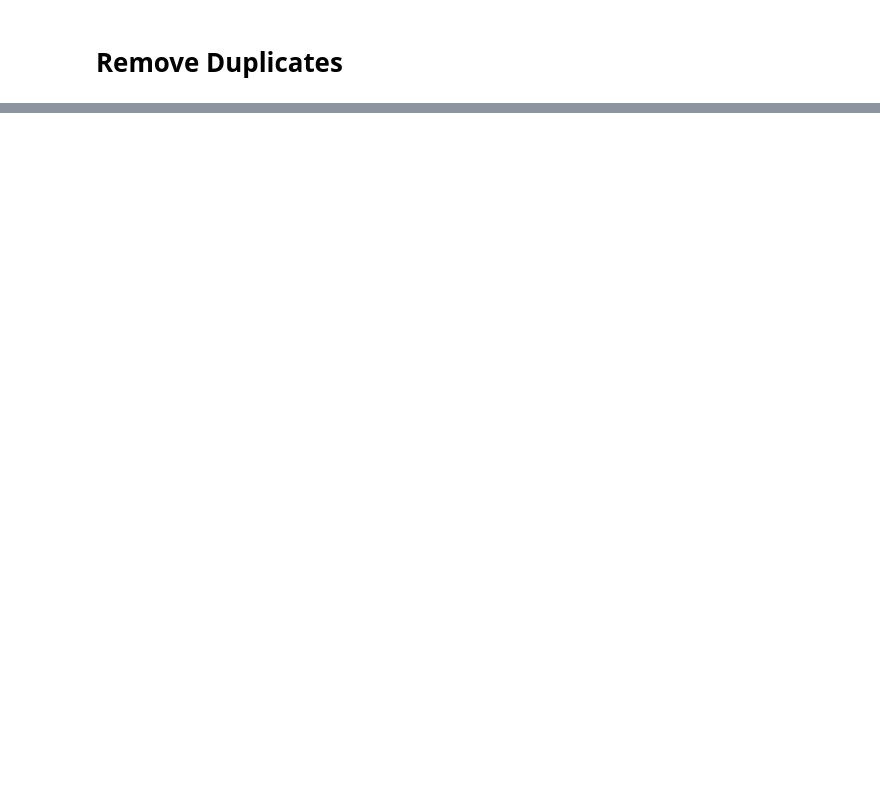
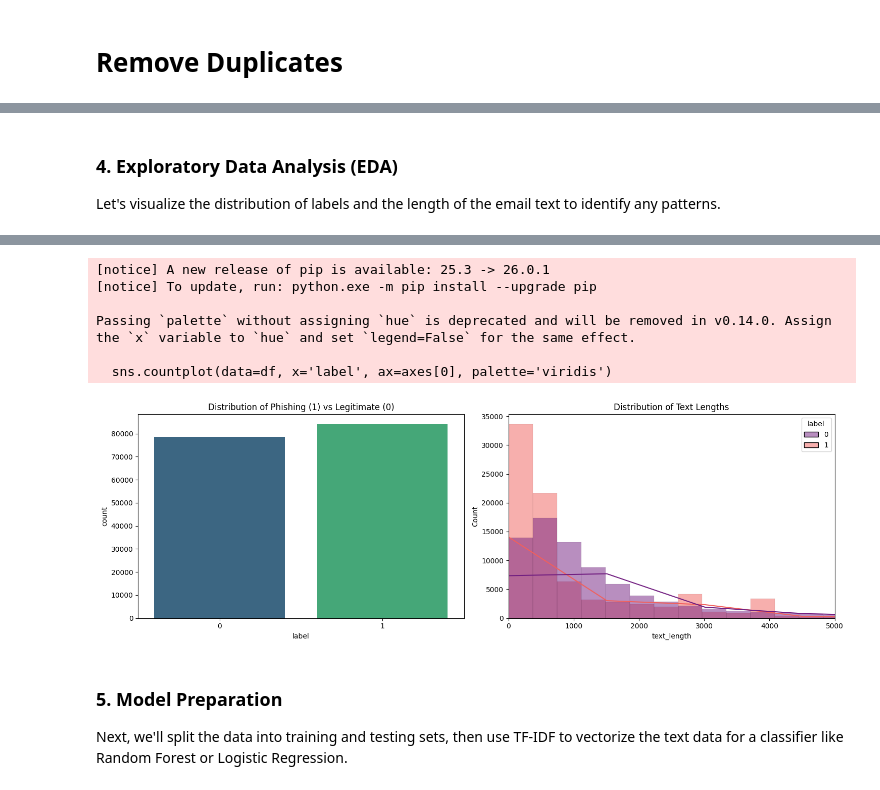
Before and after one commit to JayLao27/AI-extension-BEC-detection, a Jupyter notebook: Datacleaning/BEC_attacks.ipynb, the cells around one changed output, grey strips where cells are left out. Cells and saved outputs as stored; diff of their text form; code cells hidden in the pictures; blank space fills up the shorter version.

Commit message:
refactor project without large csv in git history

```diff
--- a/Datacleaning/BEC_attacks.ipynb
+++ b/Datacleaning/BEC_attacks.ipynb
@@ -97,0 +253,19 @@ File clean_nazario_data.csv is ready for download.
+# %%
+print("--- Remove Duplicates ---")
+
+rows_before = len(df)
+duplicate_rows_before = df.duplicated().sum()
+
+print(f"Rows before: {rows_before}")
+print(f"Duplicate rows found: {duplicate_rows_before}")
+
+# Remove duplicate rows
+df = df.drop_duplicates().copy()
+
+rows_after = len(df)
+duplicate_rows_after = df.duplicated().sum()
+removed_duplicates = rows_before - rows_after
+
+print(f"Rows after: {rows_after}")
+print(f"Duplicate rows after cleaning: {duplicate_rows_after}")
+print(f"Removed duplicate rows: {removed_duplicates}")
@@ -97,0 +341,26 @@ File clean_nazario_data.csv is ready for download.
+# %% [markdown]
+### 4. Exploratory Data Analysis (EDA)
+Let's visualize the distribution of labels and the length of the email text to identify any patterns.
+# %%
+%pip install seaborn
+import matplotlib.pyplot as plt
+import seaborn as sns
+
+# Calculate text length
+df['text_length'] = df['text_combined'].astype(str).apply(len)
+
+# Set up plots
+fig, axes = plt.subplots(1, 2, figsize=(15, 5))
+
+# Plot 1: Label Distribution
+sns.countplot(data=df, x='label', ax=axes[0], palette='viridis')
+axes[0].set_title('Distribution of Phishing (1) vs Legitimate (0)')
+
+# Plot 2: Text Length Distribution
+sns.histplot(data=df, x='text_length', hue='label', kde=True, ax=axes[1], palette='magma')
+axes[1].set_title('Distribution of Text Lengths')
+axes[1].set_xlim(0, 5000) # Limiting x-axis for better visibility of the bulk of data
+
+plt.tight_layout()
+plt.show()
+# %% [output]
@@ -97,0 +387,10 @@ File clean_nazario_data.csv is ready for download.
+[notice] A new release of pip is available: 25.3 -> 26.0.1
+[notice] To update, run: python.exe -m pip install --upgrade pip
+
+Passing `palette` without assigning `hue` is deprecated and will be removed in v0.14.0. Assign the `x` variable to `hue` and set `legend=False` for the same effect.
+
+  sns.countplot(data=df, x='label', ax=axes[0], palette='viridis')
+[figure, added]
+# %% [markdown]
+### 5. Model Preparation
+Next, we'll split the data into training and testing sets, then use TF-IDF to vectorize the text data for a classifier like Random Forest or Logistic Regression.
```
Also changed, not shown: parts of 35 cells of this notebook, 4 other files.
